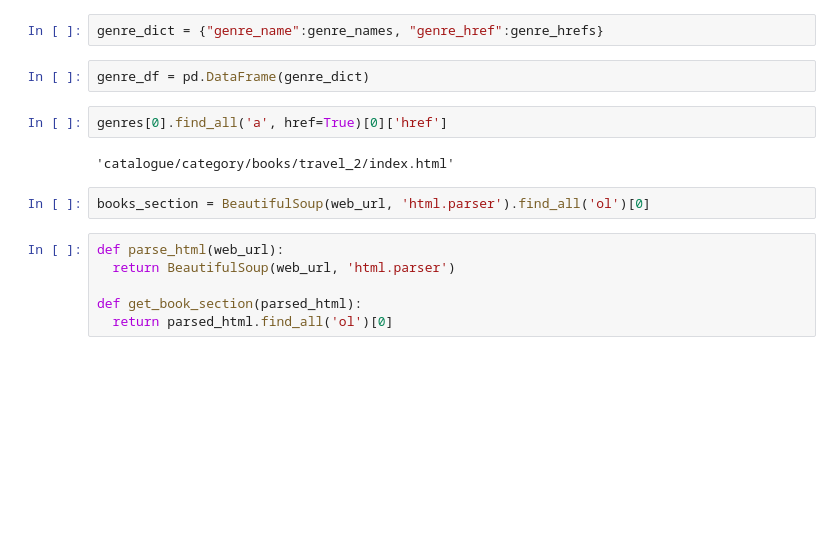
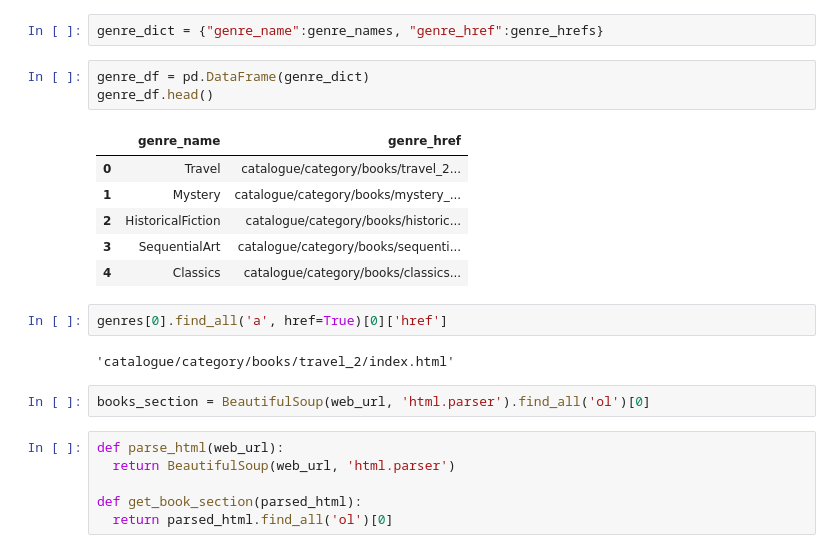
Before and after one commit to baldpanda/beginner_scraper, a Jupyter notebook: beginner_scraper.ipynb, the cells around one changed output. Cells and saved outputs as stored; diff of their text form; blank space fills up the shorter version.

Commit message:
Showing header of pandas df of genres

```diff
--- a/beginner_scraper.ipynb
+++ b/beginner_scraper.ipynb
@@ -42,6 +42,14 @@ for genre in genres:
 genre_dict = {"genre_name":genre_names, "genre_href":genre_hrefs}
 # %%
 genre_df = pd.DataFrame(genre_dict)
+genre_df.head()
+# %% [output]
+|  | genre_name | genre_href |
+| 0 | Travel | catalogue/category/books/travel_2... |
+| 1 | Mystery | catalogue/category/books/mystery_... |
+| 2 | HistoricalFiction | catalogue/category/books/historic... |
+| 3 | SequentialArt | catalogue/category/books/sequenti... |
+| 4 | Classics | catalogue/category/books/classics... |
 # %%
 genres[0].find_all('a', href=True)[0]['href']
 # %% [output]
```
Also changed, not shown: parts of 2 cells of this notebook.
